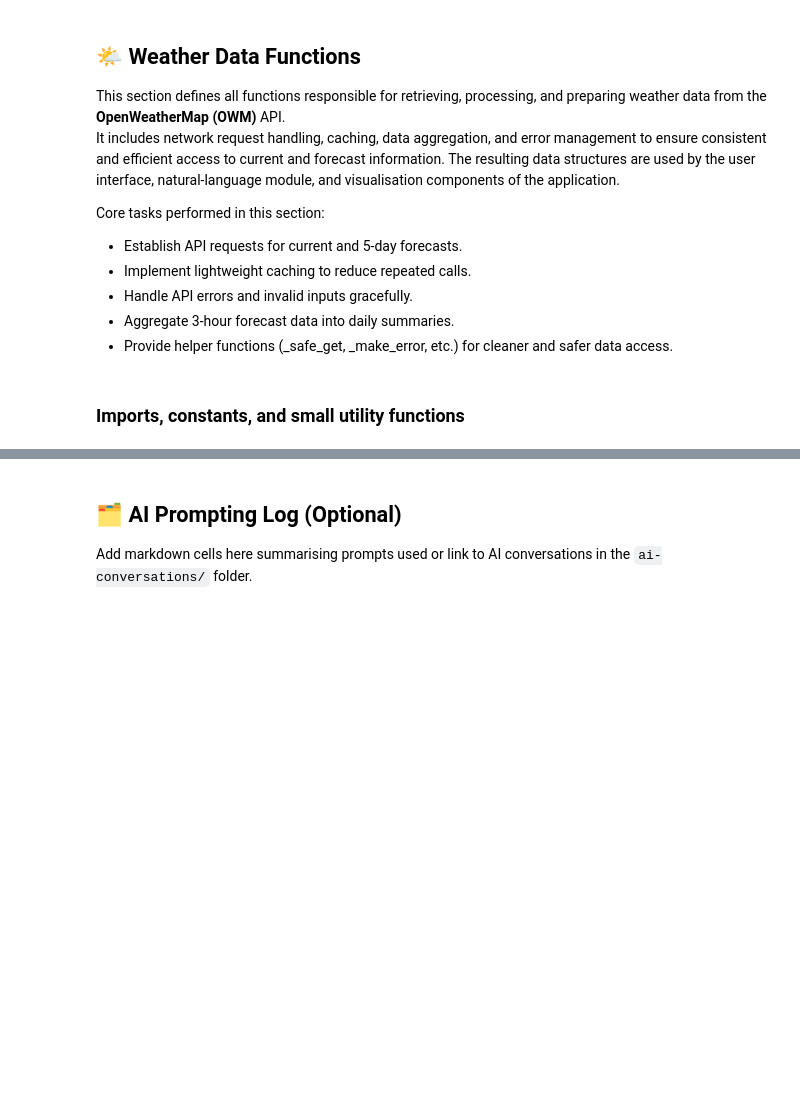
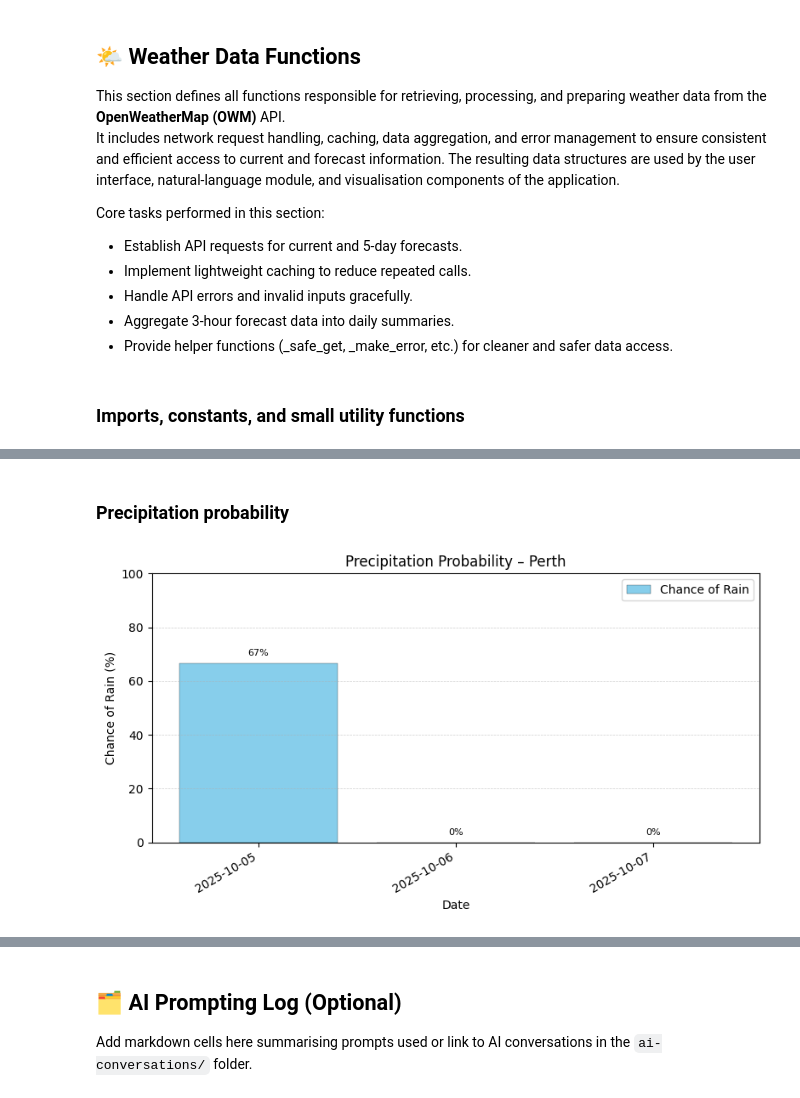
Before and after one commit to lannaelvira77/WeatherWise-LannaElvira-23486942, a Jupyter notebook: starter_notebook.ipynb, the cells around one changed output, grey strips where cells are left out. Drawn from its saved outputs; the diff is of its cells as text; code cells hidden in the pictures; blank space fills up the shorter version.

```diff
--- a/starter_notebook.ipynb
+++ b/starter_notebook.ipynb
@@ -2011,0 +541,80 @@ def generate_weather_response(parsed_question, weather_data):
+# %% [markdown]
+### Precipitation probability
+# %%
+# Bar chart of daily probability of precipitation
+def create_precipitation_visualisation(weather_data, output_type='display', theme=None):
+    """Plots daily POP (%) from weather_data['daily']; falls back to descriptions if needed."""
+    if not isinstance(weather_data, dict) or "error" in weather_data:
+        print("⚠️ Cannot create visualisation: missing or invalid weather data.")
+        return None
+
+    def _theme(key, default):
+        try:
+            return apply_theme_color(theme, key, default)
+        except Exception:
+            return default
+
+    title_location = weather_data.get("location", {}).get("name") or "Selected Location"
+
+    dates, pops = [], []
+    daily = weather_data.get("daily") or []
+    if daily:
+        for row in daily:
+            d, p = row.get("date"), row.get("pop")
+            if d is None or p is None:
+                continue
+            dates.append(d); pops.append(float(p))
+    else:
+        # Heuristic from text description
+        for row in weather_data.get("forecast", []):
+            d = row.get("date"); desc = (row.get("description") or "").lower()
+            if not d: continue
+            if any(w in desc for w in ("rain", "shower", "storm")): prob = 60.0
+            elif "cloud" in desc: prob = 30.0
+            else: prob = 10.0
+            dates.append(d); pops.append(prob)
+
+    if not dates:
+        print("ℹ️ No precipitation data available for this period.")
+        return None
+
+    # Sort chronologically
+    try:
+        pairs = sorted([(datetime.strptime(d, "%Y-%m-%d"), p) for d, p in zip(dates, pops)], key=lambda x: x[0])
+        dates = [dt.strftime("%Y-%m-%d") for dt, _ in pairs]
+        pops  = [p for _, p in pairs]
+    except Exception:
+        pass
+
+    fig, ax = plt.subplots(figsize=(8, 4.5))
+    ax.bar(dates, pops,
+           label="Chance of Rain",
+           color=_theme("rain_bar", "skyblue"),
+           edgecolor=_theme("bar_edge", "black"),
+           linewidth=0.2)
+    ax.set_title(f"Precipitation Probability – {title_location}")
+    ax.set_xlabel("Date")
+    ax.set_ylabel("Chance of Rain (%)")
+    ax.set_ylim(0, 100)
+    ax.grid(axis='y', linestyle='--', linewidth=0.5, alpha=_theme("grid_alpha", 0.6))
+    ax.legend(loc="best")
+
+    for i, v in enumerate(pops):
+        ax.text(i, min(v + 2, 100), f"{v:.0f}%", ha='center', va='bottom', fontsize=8)
+
+    plt.xticks(rotation=30, ha='right')
+    plt.tight_layout()
+
+    if output_type == 'figure':
+        return fig
+    try:
+        plt.show(block=False); plt.pause(0.001)
+    except Exception:
+        pass
+    return None
+
+# Example
+data = get_weather_data("Perth,AU", forecast_days=3)
+create_precipitation_visualisation(data)
+# %% [output]
+[figure, added]
```
Also changed, not shown: parts of 84 cells of this notebook.
